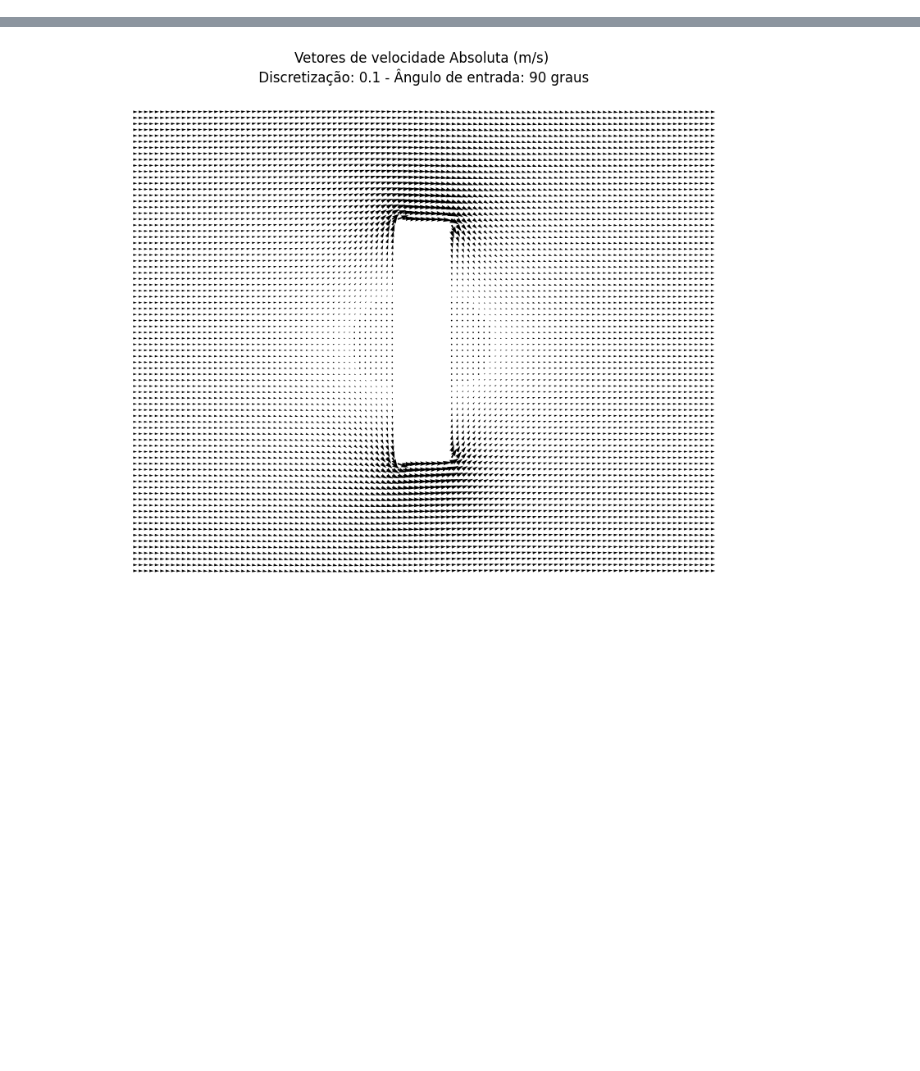
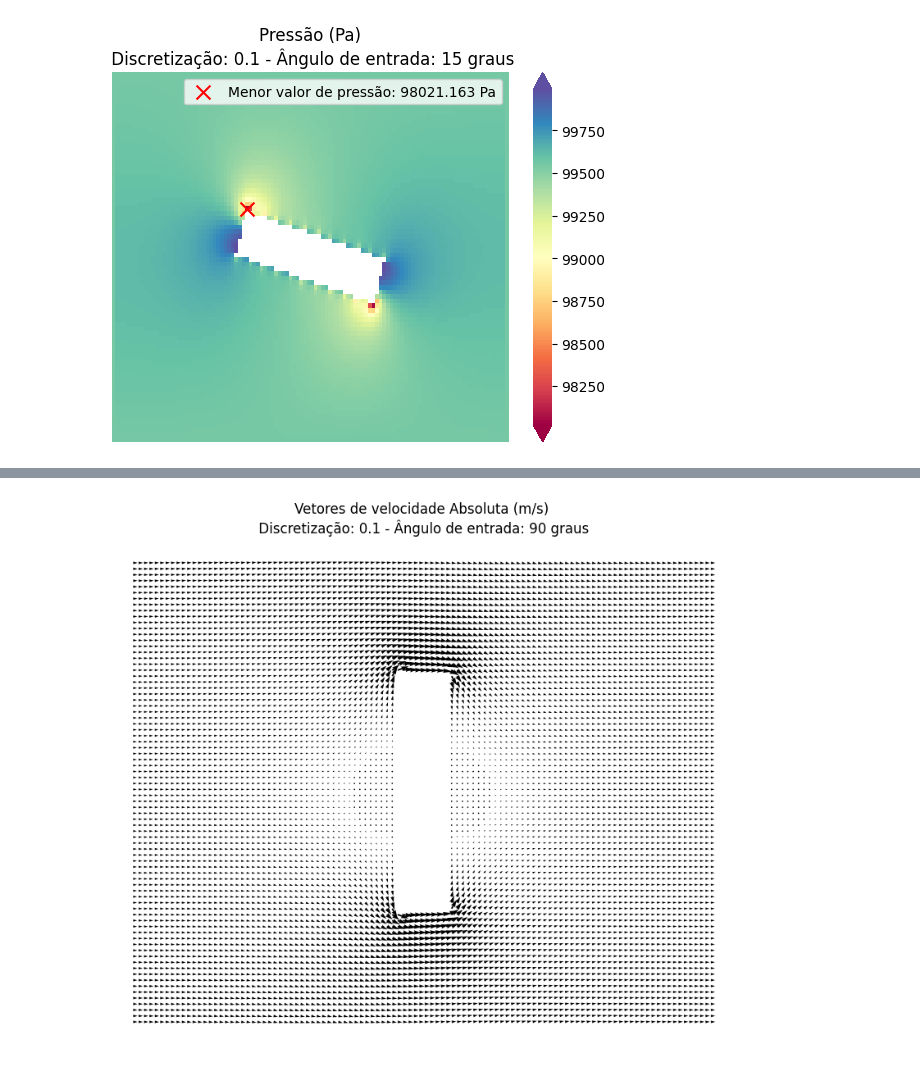
Before and after one commit to guicbelon/EulerRK4_simul, a Jupyter notebook: 3.ipynb, the cells around one changed output, grey strips where cells are left out. Saved outputs shown, nothing was run; the diff lists cells and outputs as text; code cells hidden in the pictures; blank space fills up the shorter version.

```diff
--- a/3.ipynb
+++ b/3.ipynb
@@ -611,0 +680,39 @@ drag: -0.970400280726079 lift: -529.843302796279
+# %%
+def plot_pressure(self, plot_contour: bool = False):
+    """
+    Plot the pressure distribution in the flow field.
+
+    Parameters:
+    plot_contour (bool): Whether to plot contour lines on the pressure plot.
+    """
+    mesh_values = self.get_parameter_value(pressure=True)
+    mesh_values = np.array(mesh_values)
+
+    # Encontrar a menor pressão não nula
+    mesh_no_zero_mask = (mesh_values != 0)
+    min_pressure = np.min(mesh_values[mesh_no_zero_mask])
+
+    # Encontrar a posição da menor pressão não nula
+    min_pressure_position = np.where(mesh_values == min_pressure)
+    min_pressure_y = min_pressure_position[0][0]
+    min_pressure_x = min_pressure_position[1][0]
+
+    mask = np.zeros_like(mesh_values, dtype=bool)
+    mask[mesh_values == 0] = True
+
+    sns.heatmap(mesh_values, annot=False, cmap='Spectral', linewidths=0, mask=mask, cbar_kws={'extend': 'both'})
+
+    if plot_contour:
+        nonzero_values = mesh_values[mesh_values != 0]
+        levels = np.percentile(nonzero_values, np.linspace(0, 100, num=10))
+        plt.contour(mesh_values, levels=levels, colors='k', linestyles='solid', linewidths=2, alpha=0.7,
+                    extent=(0, mesh_values.shape[1], 0, mesh_values.shape[0]))
+    plt.scatter(min_pressure_x + 0.5, min_pressure_y + 0.5, color='red', marker='x', s=100, label=f'Menor valor de pressão: {round(min_pressure,3)} Pa')
+    plt.title(f'Pressão (Pa)\n Discretização: {self.delta} - Ângulo de entrada: {self.rotation_angle_in_degrees} graus')
+    plt.axis('off')
+    plt.legend()
+    plt.show()
+
+plot_pressure(m)
+# %% [output]
+[figure, added]
```
Also changed, not shown: parts of 4 cells of this notebook, 5 other files.
